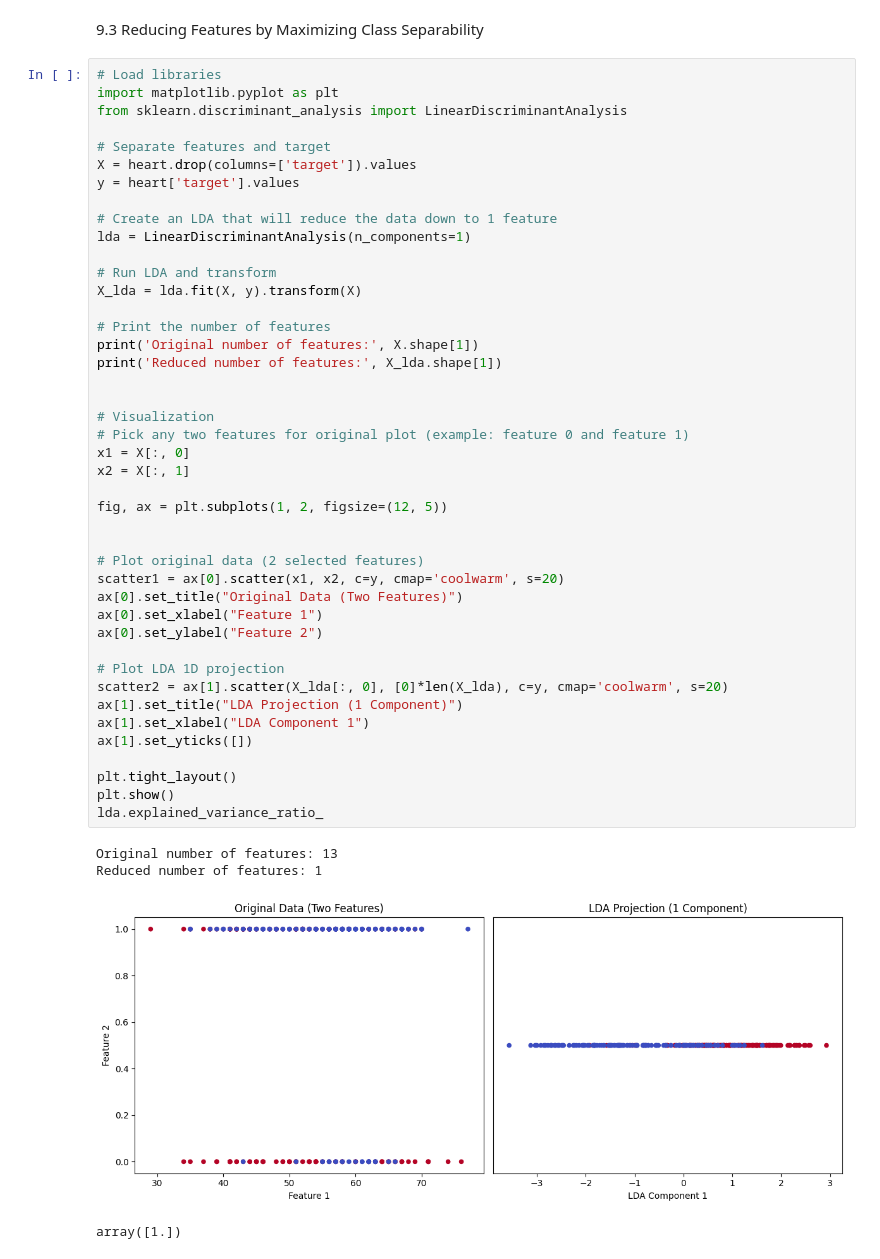
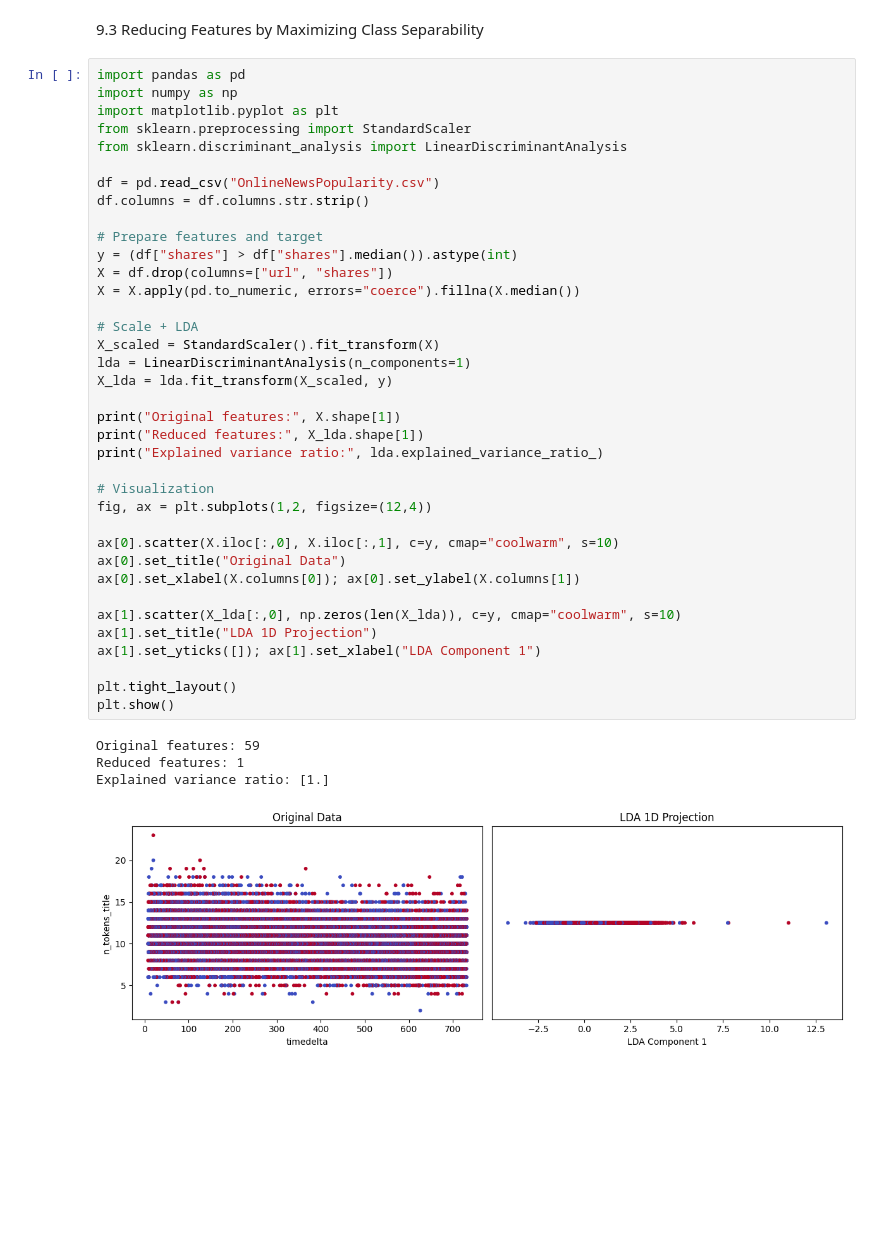
Before and after one commit to Rajnishb72/Data-Science, a Jupyter notebook: pract 9/Practical_9.ipynb, the cells around one changed output. Drawn from its saved outputs; the diff is of its cells as text; blank space fills up the shorter version.

```diff
--- a/pract 9/Practical_9.ipynb
+++ b/pract 9/Practical_9.ipynb
@@ -82,50 +143,44 @@ Reduced number of features: 1
 # %% [markdown]
 9.3 Reducing Features by Maximizing Class Separability
 # %%
-# Load libraries
+import pandas as pd
+import numpy as np
 import matplotlib.pyplot as plt
+from sklearn.preprocessing import StandardScaler
 from sklearn.discriminant_analysis import LinearDiscriminantAnalysis
 
-# Separate features and target
-X = heart.drop(columns=['target']).values
-y = heart['target'].values
+df = pd.read_csv("OnlineNewsPopularity.csv")
+df.columns = df.columns.str.strip()
 
-# Create an LDA that will reduce the data down to 1 feature
+# Prepare features and target
+y = (df["shares"] > df["shares"].median()).astype(int)
+X = df.drop(columns=["url", "shares"])
+X = X.apply(pd.to_numeric, errors="coerce").fillna(X.median())
+
+# Scale + LDA
+X_scaled = StandardScaler().fit_transform(X)
 lda = LinearDiscriminantAnalysis(n_components=1)
+X_lda = lda.fit_transform(X_scaled, y)
 
-# Run LDA and transform
-X_lda = lda.fit(X, y).transform(X)
-
-# Print the number of features
-print('Original number of features:', X.shape[1])
-print('Reduced number of features:', X_lda.shape[1])
-
+print("Original features:", X.shape[1])
+print("Reduced features:", X_lda.shape[1])
+print("Explained variance ratio:", lda.explained_variance_ratio_)
 
 # Visualization
-# Pick any two features for original plot (example: feature 0 and feature 1)
-x1 = X[:, 0]
-x2 = X[:, 1]
+fig, ax = plt.subplots(1,2, figsize=(12,4))
 
-fig, ax = plt.subplots(1, 2, figsize=(12, 5))
+ax[0].scatter(X.iloc[:,0], X.iloc[:,1], c=y, cmap="coolwarm", s=10)
+ax[0].set_title("Original Data")
+ax[0].set_xlabel(X.columns[0]); ax[0].set_ylabel(X.columns[1])
 
-
-# Plot original data (2 selected features)
-scatter1 = ax[0].scatter(x1, x2, c=y, cmap='coolwarm', s=20)
-ax[0].set_title("Original Data (Two Features)")
-ax[0].set_xlabel("Feature 1")
-ax[0].set_ylabel("Feature 2")
-
-# Plot LDA 1D projection
-scatter2 = ax[1].scatter(X_lda[:, 0], [0]*len(X_lda), c=y, cmap='coolwarm', s=20)
-ax[1].set_title("LDA Projection (1 Component)")
-ax[1].set_xlabel("LDA Component 1")
-ax[1].set_yticks([])
+ax[1].scatter(X_lda[:,0], np.zeros(len(X_lda)), c=y, cmap="coolwarm", s=10)
+ax[1].set_title("LDA 1D Projection")
+ax[1].set_yticks([]); ax[1].set_xlabel("LDA Component 1")
 
 plt.tight_layout()
 plt.show()
-lda.explained_variance_ratio_
 # %% [output]
-Original number of features: 13
-Reduced number of features: 1
+Original features: 59
+Reduced features: 1
+Explained variance ratio: [1.]
-[figure, old version]
+[figure, new version]
-array([1.])
```
Also changed, not shown: parts of 4 cells of this notebook.
